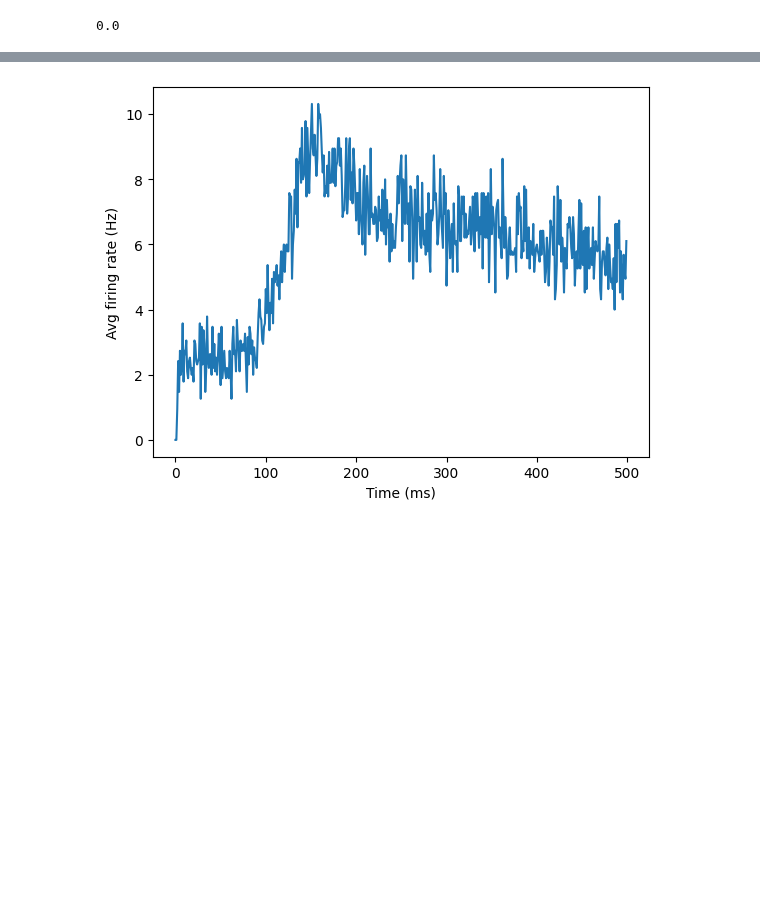
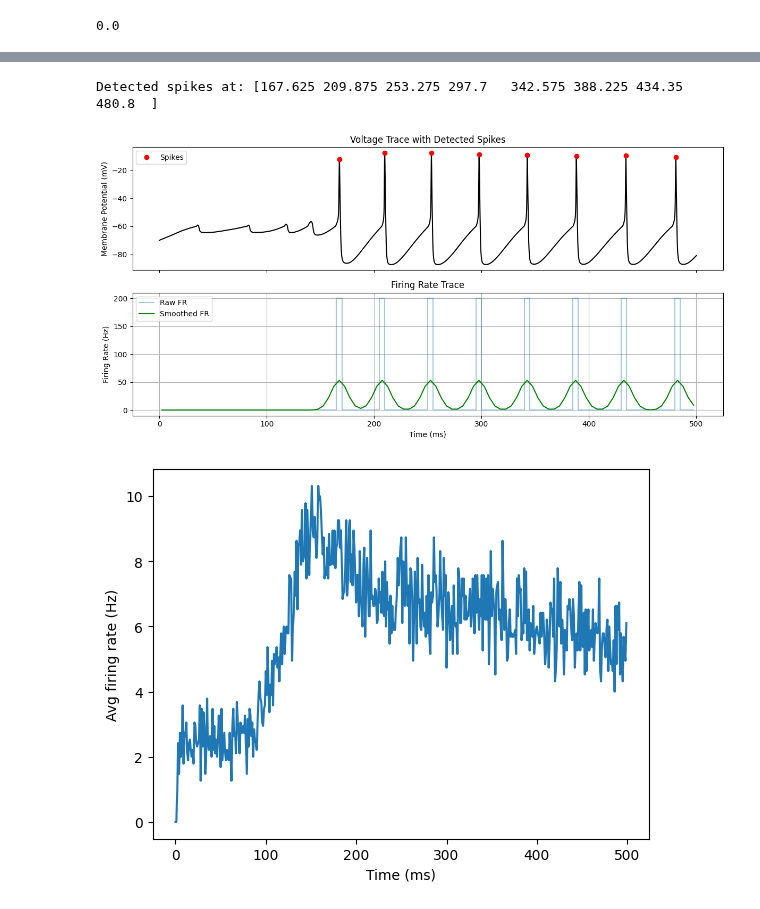
Before and after one commit to ddopp4877/single-cell-tuning, a Jupyter notebook: stim_synapses.ipynb, the cells around one changed output, grey strips where cells are left out. Drawn from its saved outputs; the diff is of its cells as text; code cells hidden in the pictures; blank space fills up the shorter version.

```diff
--- a/stim_synapses.ipynb
+++ b/stim_synapses.ipynb
@@ -461,3 +460,58 @@ plt.plot(T,V)
+# %%
+import numpy as np
+import matplotlib.pyplot as plt
+from scipy.signal import find_peaks
+from scipy.ndimage import gaussian_filter1d
+
+
+
+# --- Step 1: Find spikes using find_peaks ---
+# You can adjust height and distance to suit your actual trace
+peaks, _ = find_peaks(V, height=-20, distance=2)  # height > 0 mV as a basic threshold
+spike_times = T[peaks]
+
+print("Detected spikes at:", spike_times)
+
+# --- Step 2: Bin spike times to get firing rate ---
+bin_width = 5  # ms
+t_min = T[0]
+t_max = T[-1]
+bins = np.arange(t_min, t_max + bin_width, bin_width)
+bin_centers = bins[:-1] + bin_width / 2
+
+# Histogram: spike counts per bin
+counts, _ = np.histogram(spike_times, bins=bins)
+
+# Convert to Hz (spikes/sec in each bin)
+firing_rate = counts / (bin_width / 1000)  # Hz
+
+# Optional: Smooth with Gaussian filter
+smoothed_fr = gaussian_filter1d(firing_rate, sigma=1.5)
+
+# --- Step 3: Plot voltage and firing rate ---
+fig, axs = plt.subplots(2, 1, figsize=(12, 6), sharex=True)
+
+# Voltage trace
+axs[0].plot(T, V, color='black')
+axs[0].plot(spike_times, V[peaks], 'ro', label='Spikes')
+axs[0].set_ylabel('Membrane Potential (mV)')
+axs[0].set_title('Voltage Trace with Detected Spikes')
+axs[0].legend()
+
+# Firing rate trace
+axs[1].plot(bin_centers, firing_rate, drawstyle='steps-mid', alpha=0.4, label='Raw FR')
+axs[1].plot(bin_centers, smoothed_fr, color='green', label='Smoothed FR')
+axs[1].set_xlabel('Time (ms)')
+axs[1].set_ylabel('Firing Rate (Hz)')
+axs[1].set_title('Firing Rate Trace')
+axs[1].legend()
+axs[1].grid(True)
+
+plt.tight_layout()
+plt.show()
+# %% [output]
+Detected spikes at: [167.625 209.875 253.275 297.7   342.575 388.225 434.35  480.8  ]
+[figure, added]
 # %%
 
 
```
Also changed, not shown: parts of 26 cells of this notebook.
